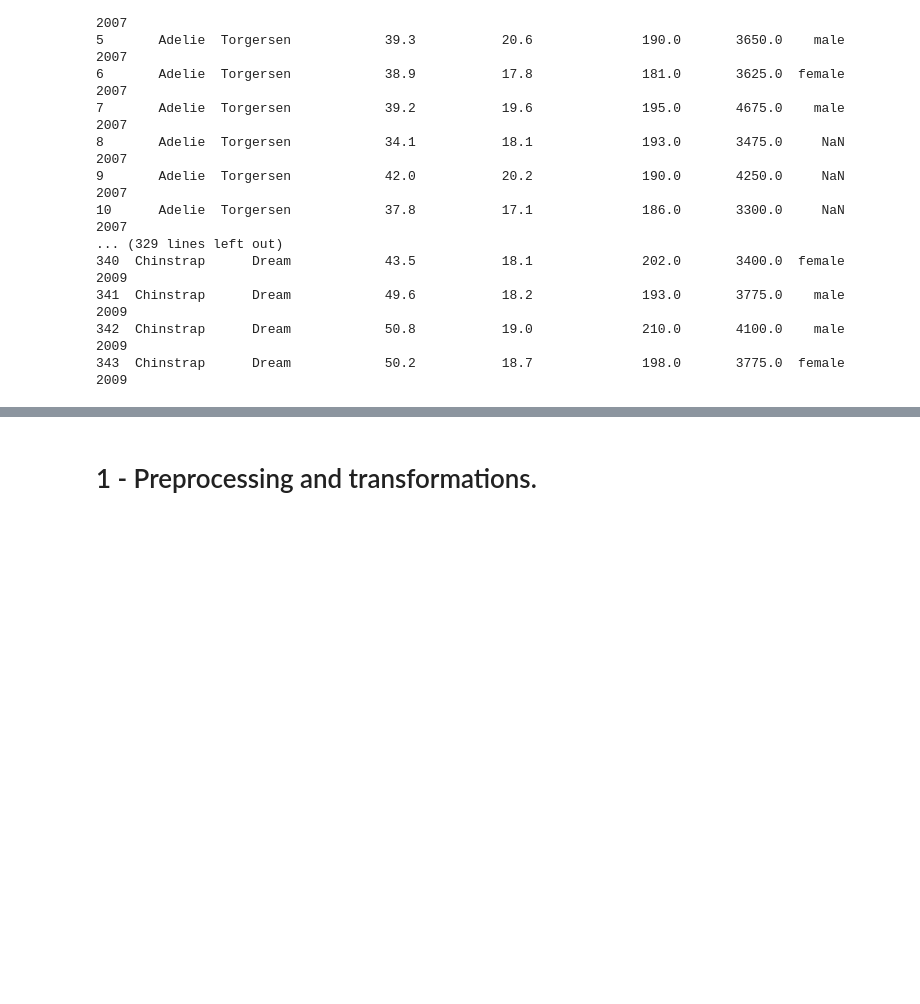
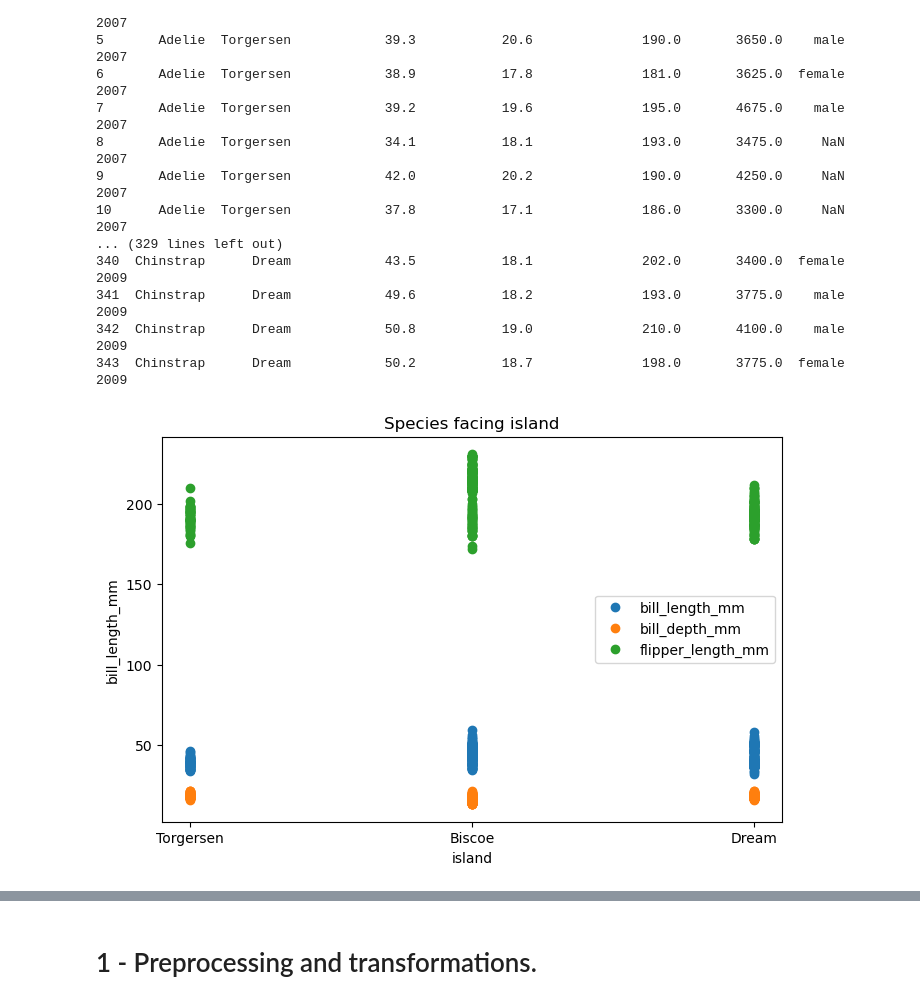
Before and after one commit to Brizzum/ML-reports, a Jupyter notebook: R1.ipynb, the cells around one changed output, grey strips where cells are left out. Saved outputs shown, nothing was run; the diff lists cells and outputs as text; code cells hidden in the pictures; blank space fills up the shorter version.

```diff
--- a/R1.ipynb
+++ b/R1.ipynb
@@ -45,3 +45,16 @@ print(penguins.to_string())  # String representation of the dataframe
 341  Chinstrap      Dream            49.6           18.2              193.0       3775.0    male  2009
 342  Chinstrap      Dream            50.8           19.0              210.0       4100.0    male  2009
 343  Chinstrap      Dream            50.2           18.7              198.0       3775.0  female  2009
+# %%
+# Celia test 1
+plt.figure(figsize=(8,5))
+plt.title('Species facing island')
+plt.xlabel(attributeNames[1])
+plt.ylabel(attributeNames[2])
+plt.plot(penguins[attributeNames[1]], penguins[attributeNames[2]], 'o')
+plt.plot(penguins[attributeNames[1]], penguins[attributeNames[3]], 'o')
+plt.plot(penguins[attributeNames[1]], penguins[attributeNames[4]], 'o')
+plt.legend(attributeNames[2:5])
+plt.show()
+# %% [output]
+[figure, added]
```
Also changed, not shown: parts of 2 cells of this notebook.
